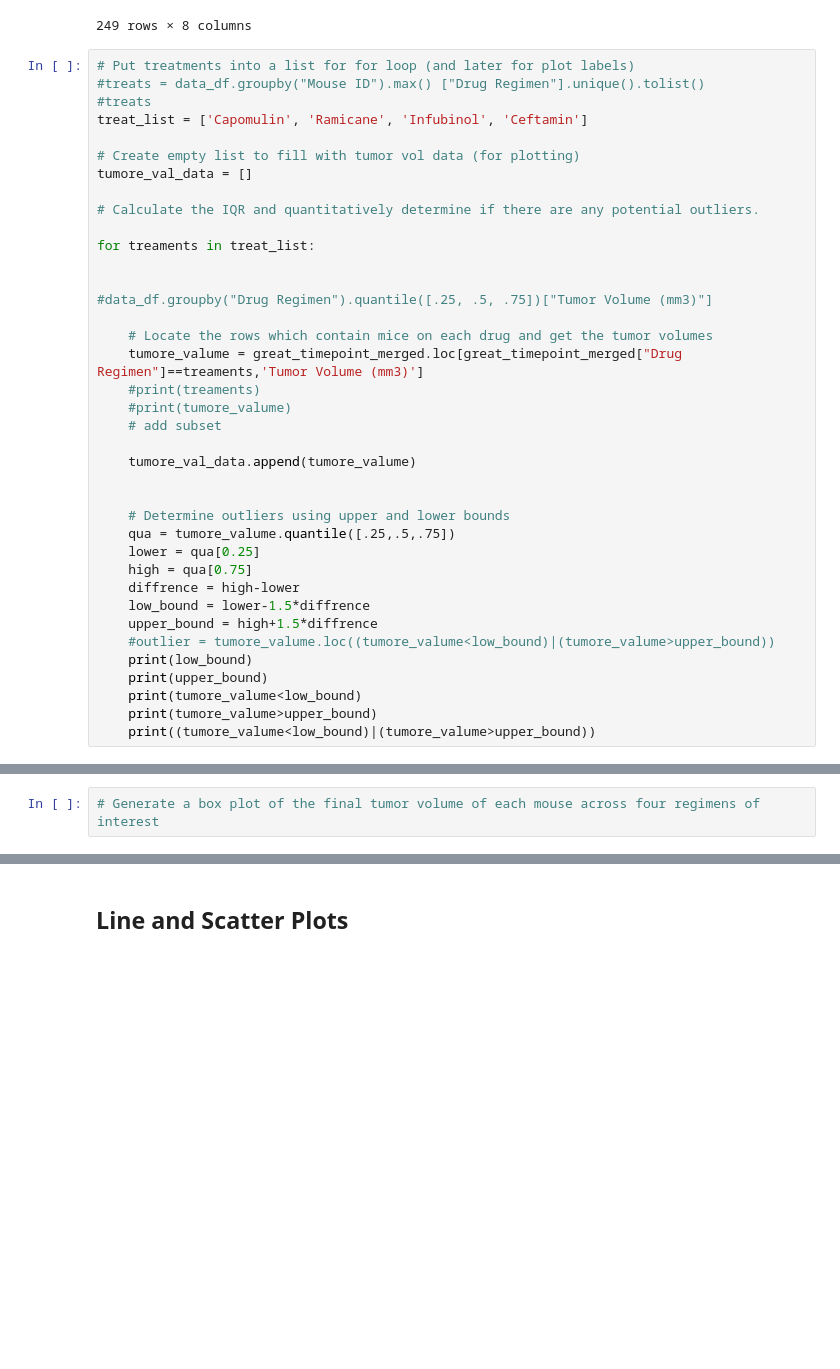
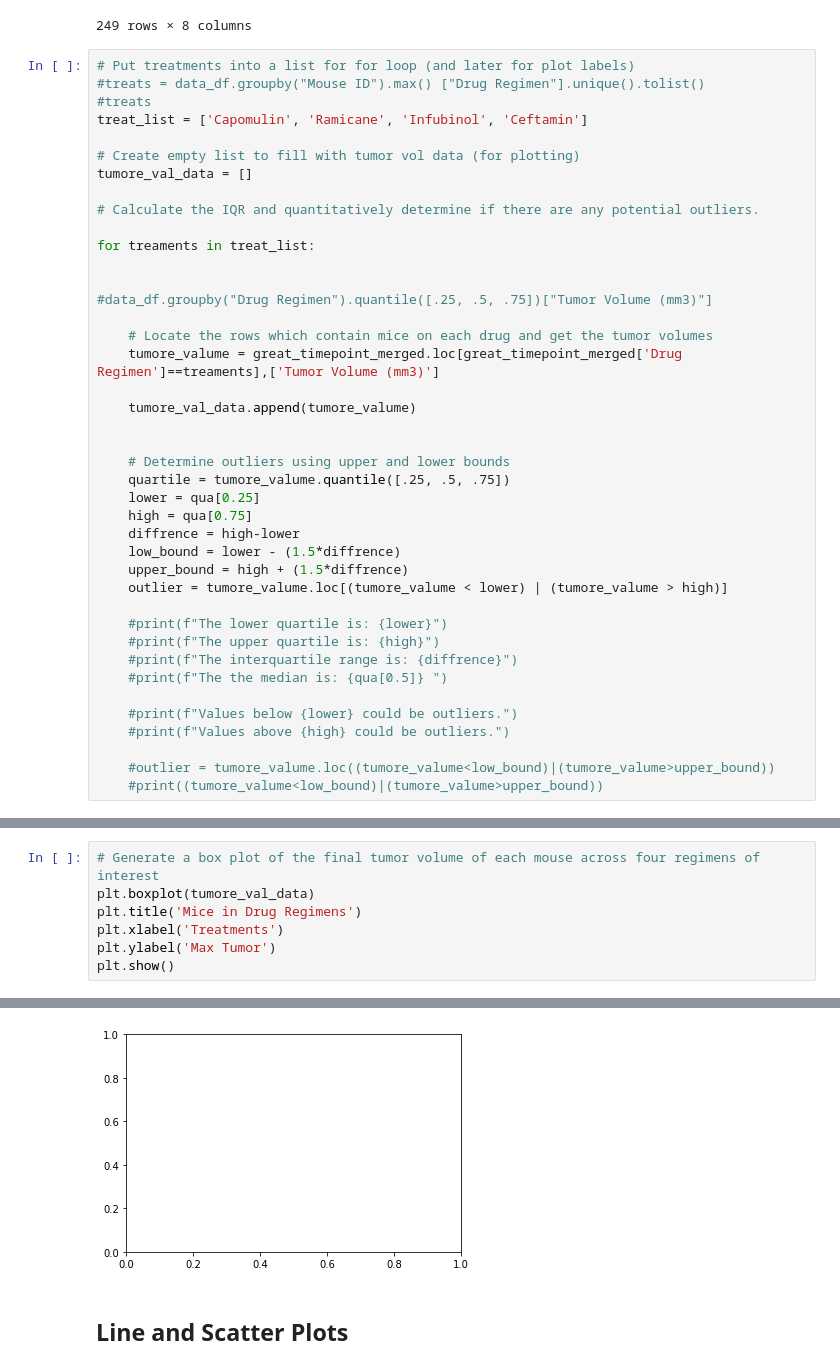
Before and after one commit to jdean92/Matplotlib-challenge, a Jupyter notebook: Instructions/Pymaceuticals/pymaceuticals_starter.ipynb, the cells around one changed output, grey strips where cells are left out. Saved outputs shown, nothing was run; the diff lists cells and outputs as text; blank space fills up the shorter version.

```diff
--- a/Instructions/Pymaceuticals/pymaceuticals_starter.ipynb
+++ b/Instructions/Pymaceuticals/pymaceuticals_starter.ipynb
@@ -229,25 +223,28 @@ for treaments in treat_list:
 #data_df.groupby("Drug Regimen").quantile([.25, .5, .75])["Tumor Volume (mm3)"]
 
     # Locate the rows which contain mice on each drug and get the tumor volumes
-    tumore_valume = great_timepoint_merged.loc[great_timepoint_merged["Drug Regimen"]==treaments,'Tumor Volume (mm3)']
-    #print(treaments)
-    #print(tumore_valume)
-    # add subset
+    tumore_valume = great_timepoint_merged.loc[great_timepoint_merged['Drug Regimen']==treaments],['Tumor Volume (mm3)']
 
     tumore_val_data.append(tumore_valume)
 
 
     # Determine outliers using upper and lower bounds
-    qua = tumore_valume.quantile([.25,.5,.75])
+    quartile = tumore_valume.quantile([.25, .5, .75])
     lower = qua[0.25]
     high = qua[0.75]
     diffrence = high-lower
-    low_bound = lower-1.5*diffrence
-    upper_bound = high+1.5*diffrence
+    low_bound = lower - (1.5*diffrence)
+    upper_bound = high + (1.5*diffrence)
+    outlier = tumore_valume.loc[(tumore_valume < lower) | (tumore_valume > high)]
+
+    #print(f"The lower quartile is: {lower}")
+    #print(f"The upper quartile is: {high}")
+    #print(f"The interquartile range is: {diffrence}")
+    #print(f"The the median is: {qua[0.5]} ")
+
+    #print(f"Values below {lower} could be outliers.")
+    #print(f"Values above {high} could be outliers.")
+
     #outlier = tumore_valume.loc((tumore_valume<low_bound)|(tumore_valume>upper_bound))
-    print(low_bound)
-    print(upper_bound)
-    print(tumore_valume<low_bound)
-    print(tumore_valume>upper_bound)
-    print((tumore_valume<low_bound)|(tumore_valume>upper_bound))
+    #print((tumore_valume<low_bound)|(tumore_valume>upper_bound))
 # %% [output]
@@ -271,2 +252,8 @@ Name: Tumor Volume (mm3), dtype: bool
 # %%
 # Generate a box plot of the final tumor volume of each mouse across four regimens of interest
+plt.boxplot(tumore_val_data)
+plt.title('Mice in Drug Regimens')
+plt.xlabel('Treatments')
+plt.ylabel('Max Tumor')
+plt.show()
+# %% [output]
@@ -273,3 +261,4 @@ Name: Tumor Volume (mm3), dtype: bool
+[figure, added]
 # %% [markdown]
 ## Line and Scatter Plots
 # %%
```
Also changed, not shown: parts of 3 cells of this notebook.
